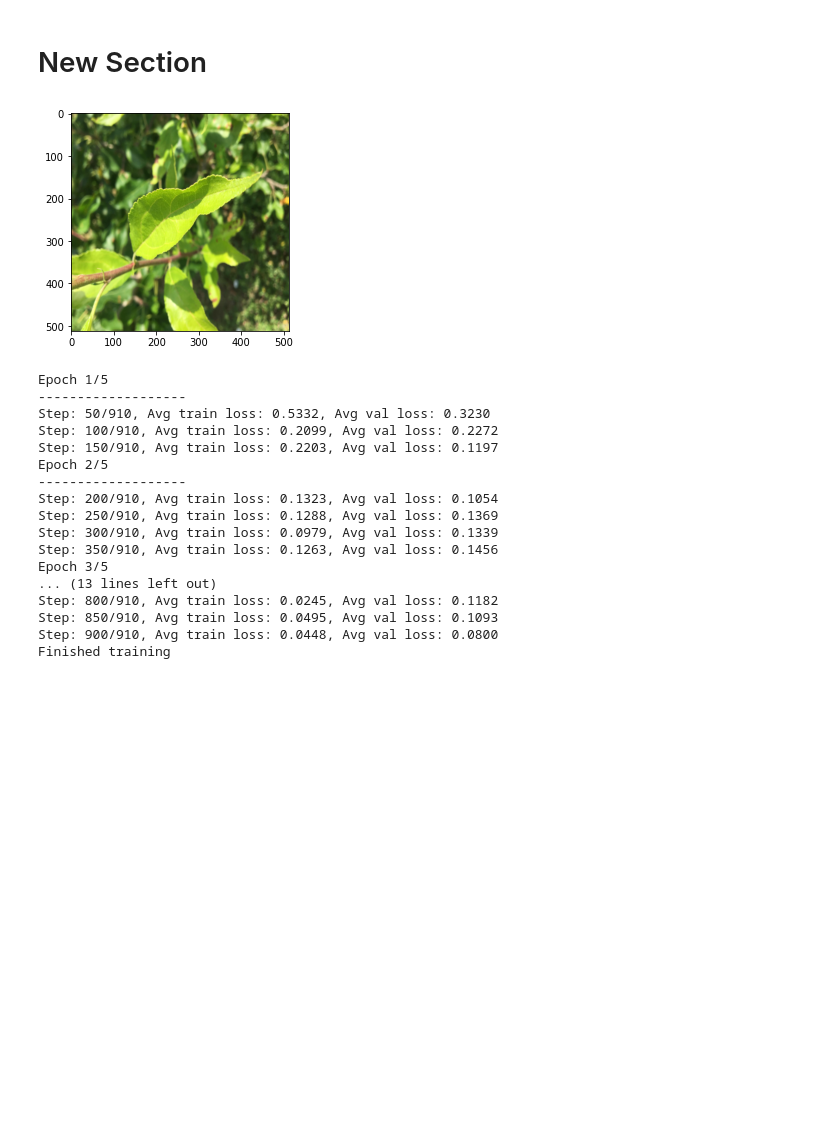
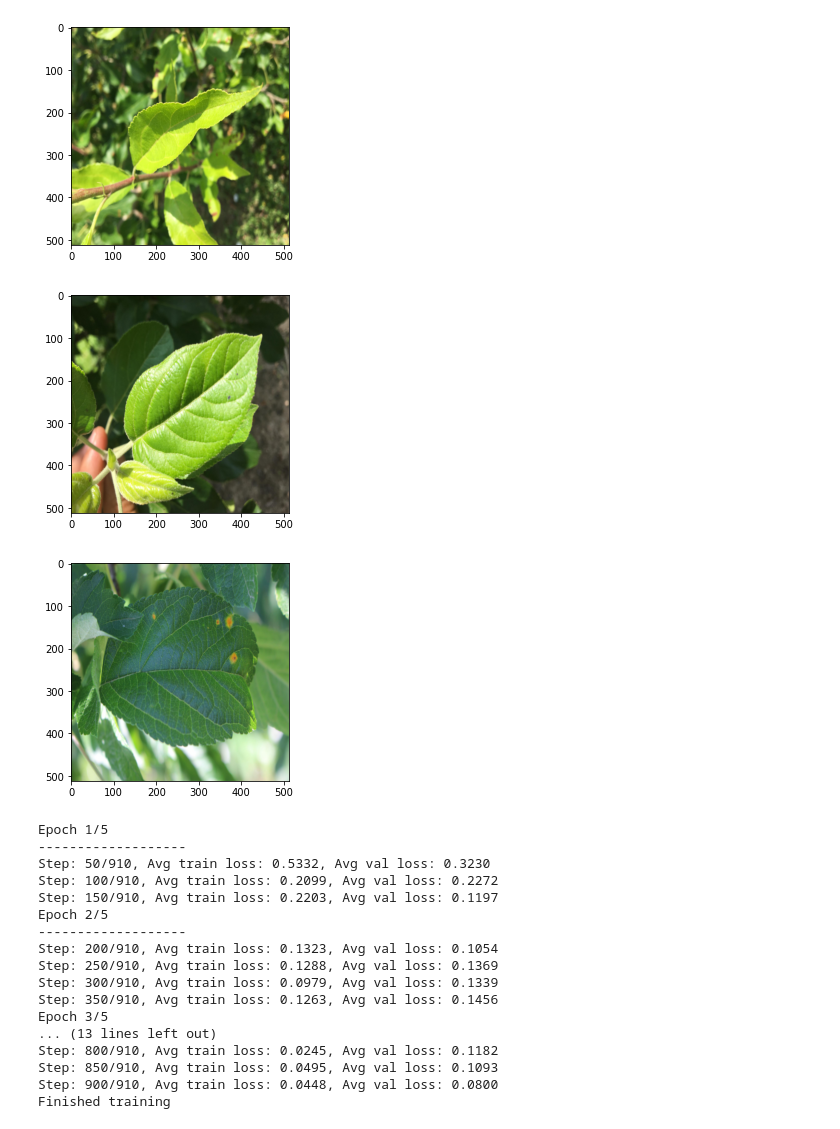
Before and after one commit to ysleead/comp4211_project, a Jupyter notebook: pre_process.ipynb, the cells around one changed output. Drawn from its saved outputs; the diff is of its cells as text; code cells hidden in the pictures; blank space fills up the shorter version.

```diff
--- a/pre_process.ipynb
+++ b/pre_process.ipynb
@@ -8,5 +12,3 @@ Drive already mounted at /content/drive; to attempt to forcibly remount, call dr
-# %% [markdown]
-# New Section
 # %%
 import os
 import torch
@@ -60,18 +62,23 @@ train, valid = random_split(train_data, [train_size, valid_size])
 # %%
 def imshow(inp, title=None):
     """Imshow for Tensor."""
     inp = inp.numpy().transpose((1, 2, 0))
     mean = np.array([0.485, 0.456, 0.406])
     std = np.array([0.229, 0.224, 0.225])
     inp = std * inp + mean
     inp = np.clip(inp, 0, 1)
     plt.imshow(inp)
     if title is not None:
         plt.title(title)
+    plt.show()
 
 imshow(train[0][0])
+imshow(train[1][0])
+imshow(train[10][0])
 # %% [output]
 [figure]
+[figure, added]
+[figure, added]
 # %%
 batch_size = 8
 
```
Also changed, not shown: parts of 2 cells of this notebook.
